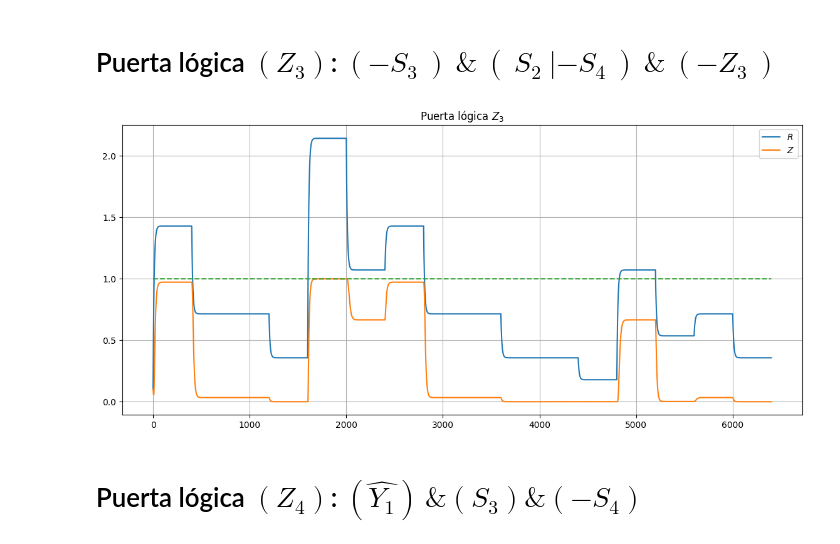
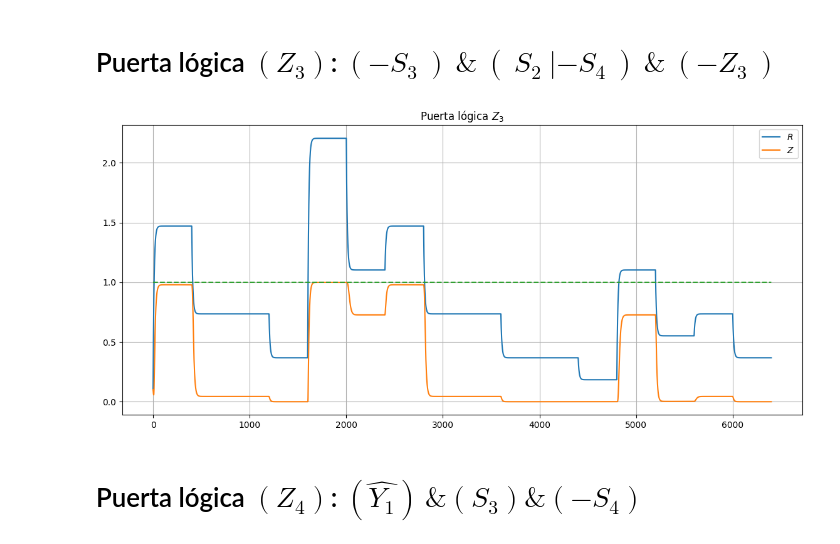
Before and after one commit to joshbrx/biomath_model, a Jupyter notebook: puertas_logicas.ipynb, the cells around one changed output. Saved outputs shown, nothing was run; the diff lists cells and outputs as text; code cells hidden in the pictures.

```diff
--- a/puertas_logicas.ipynb
+++ b/puertas_logicas.ipynb
@@ -175,6 +194,6 @@ def dS_s2(S, i):
     return np.array([dR1, dZ1, dR2, dZ2, dR, dZ])
 # %%
-n, e1, e2, e3 = -2, 1/1.6, 1/1.1, 1/0.2
+n, e1, e2, e3 = -6, 1/1.4, 1/1.0, 1/0.2
 labels = ["$R_1$", "$Z_1$", "$R_2$", "$Z_2$", "$R$", "$Z$"]
 S0m = np.ones(6)*0.1
 
@@ -196,7 +215,7 @@ def dS_s3(S, i):
     dZ = supr(1, -20, R) - Z
     return np.array([dR, dZ])
 # %%
-n, e = -2, 1/1.25
+n, e = -2, 1/1
 labels = ["$R$", "$Z$"]
 
 Pip = RK_solver(S0, dS_s3, t)
@@ -217,9 +227,0 @@ def dS_s4(S, i):
-# %%
-n, e = -2, 1/2.25
-labels = ["$R$", "$Z$"]
-
-Pip = RK_solver(S0, dS_s4, t)
-plt.figure(figsize=(14,6))
-for i in range(len(Pip[0])):
-    plt.plot(Pip[:,i], label=labels[i])
-plt.plot(X1*0 + 1, "--"); plt.title("Puerta lógica $S_4$"); plt.legend(); plt.grid(); plt.show()
@@ -236,9 +227,0 @@ def dS_s5(S, i):
-# %%
-n, e = -2, 1/0.25
-labels = ["$R$", "$Z$"]
-
-Pip = RK_solver(S0, dS_s5, t)
-plt.figure(figsize=(14,6))
-for i in range(len(Pip[0])):
-    plt.plot(Pip[:,i], label=labels[i])
-plt.plot(X1*0 + 1, "--"); plt.title("Puerta lógica $S_5$"); plt.legend(); plt.grid(); plt.show()
@@ -254,16 +236,16 @@ def dS_z3(S, i):
     dZ = supr(1, -10, R) - Z
     return np.array([dR, dZ])
 # %%
-n, e = -6, 1/0.7
+n, e = -6, 1/0.68
 labels = ["$R$", "$Z$"]
 
 Pip = RK_solver(S0, dS_z3, t)
 plt.figure(figsize=(14,6))
 for i in range(len(Pip[0])):
     plt.plot(Pip[:,i], label=labels[i])
 plt.plot(X1*0 + 1, "--"); plt.title("Puerta lógica $Z_3$"); plt.legend(); plt.grid(); plt.show()
 # %% [output]
-[figure, old version]
+[figure, new version]
 # %% [markdown]
 # Puerta lógica $(Z_4)$: $(\hat{Y_1})\,\&\left(S_3\right)\&\left(-S_4\right)$
 # %%
```
Also changed, not shown: parts of 16 cells of this notebook.
